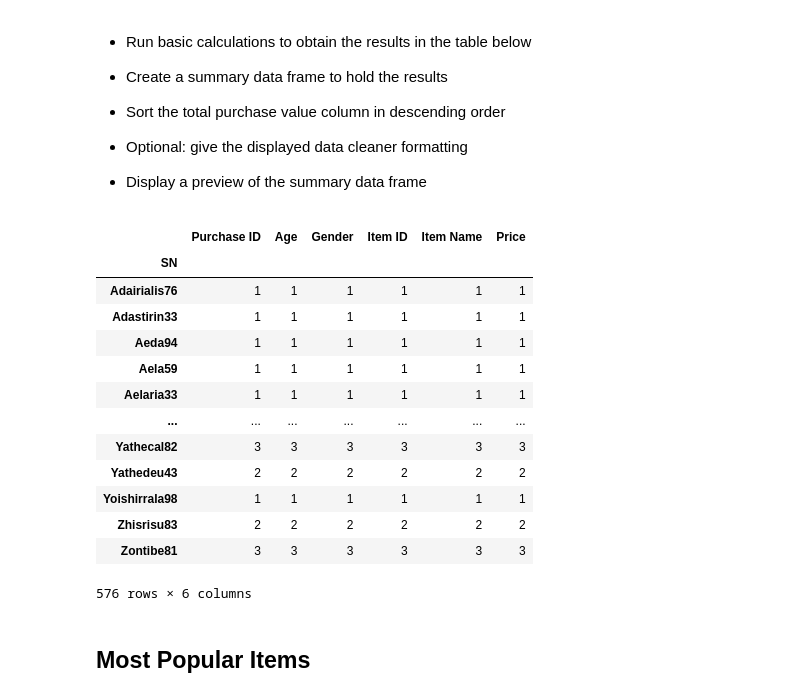
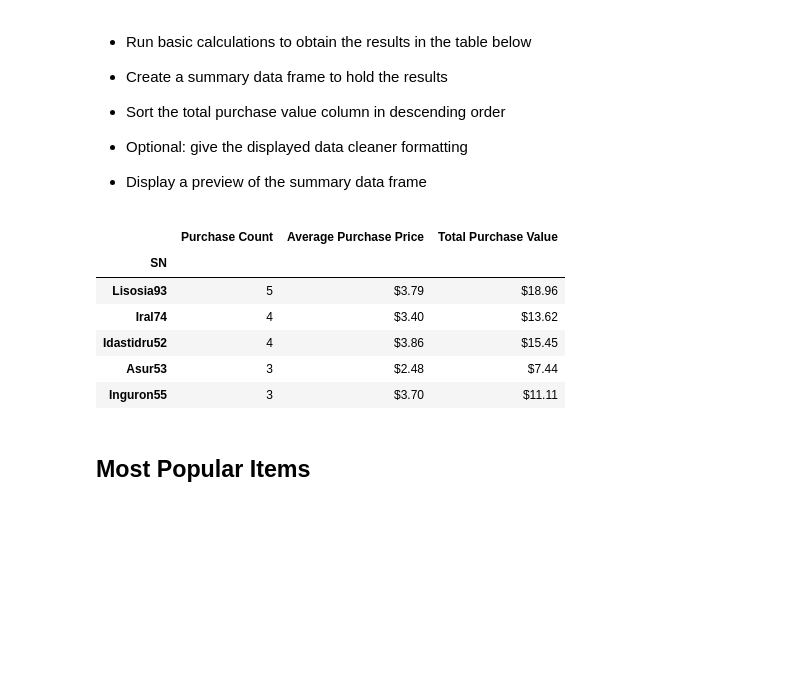
Before and after one commit to Crazyspaceman-hd/PlayerAnalysis, a Jupyter notebook: HeroesOfPymoli/HeroesOfPymoli_starter.ipynb, the cells around one changed output. Drawn from its saved outputs; the diff is of its cells as text; code cells hidden in the pictures; blank space fills up the shorter version.

```diff
--- a/HeroesOfPymoli/HeroesOfPymoli_starter.ipynb
+++ b/HeroesOfPymoli/HeroesOfPymoli_starter.ipynb
@@ -238,25 +238,28 @@ pur_age_table
 
 
 * Display a preview of the summary data frame
-# %%
-top_spend = purchase_data.groupby("SN")
-
-top_spend.set_indexcount()
-# %% [output]
-|  | Purchase ID | Age | Gender | Item ID | Item Name | Price |
-| SN |  |  |  |  |  |  |
-| Adairialis76 | 1 | 1 | 1 | 1 | 1 | 1 |
-| Adastirin33 | 1 | 1 | 1 | 1 | 1 | 1 |
-| Aeda94 | 1 | 1 | 1 | 1 | 1 | 1 |
-| Aela59 | 1 | 1 | 1 | 1 | 1 | 1 |
-| Aelaria33 | 1 | 1 | 1 | 1 | 1 | 1 |
-| ... | ... | ... | ... | ... | ... | ... |
-| Yathecal82 | 3 | 3 | 3 | 3 | 3 | 3 |
-| Yathedeu43 | 2 | 2 | 2 | 2 | 2 | 2 |
-| Yoishirrala98 | 1 | 1 | 1 | 1 | 1 | 1 |
-| Zhisrisu83 | 2 | 2 | 2 | 2 | 2 | 2 |
-| Zontibe81 | 3 | 3 | 3 | 3 | 3 | 3 |
-576 rows × 6 columns
+# %%
+top_spenders=purchase_data.groupby(["SN"])
+top_spender_comp=top_spenders.sum()
+top_spender_num=top_spenders.count()
+top_spender_comp=top_spender_comp.sort_values("Price", ascending=False)
+top_spender_num=top_spender_num.sort_values("Price", ascending=False)
+top_spender_comp
+merge_df = pd.merge(top_spender_num, top_spender_comp, on="SN", how="outer")
+top_merge = merge_df[["Purchase ID_x","Price_y"]]
+top_merge = top_merge.rename(columns={"Purchase ID_x":"Purchase Count", "Price_y":"Total Purchase Value"})
+top_merge["Average Purchase Price"]=(top_merge["Total Purchase Value"]/top_merge["Purchase Count"]).map("${:,.2f}".format)
+top_merge["Total Purchase Value"]=top_merge["Total Purchase Value"].map("${:,.2f}".format)
+top_merge=top_merge[["Purchase Count", "Average Purchase Price", "Total Purchase Value"]]
+top_merge.head(5)
+# %% [output]
+|  | Purchase Count | Average Purchase Price | Total Purchase Value |
+| SN |  |  |  |
+| Lisosia93 | 5 | $3.79 | $18.96 |
+| Iral74 | 4 | $3.40 | $13.62 |
+| Idastidru52 | 4 | $3.86 | $15.45 |
+| Asur53 | 3 | $2.48 | $7.44 |
+| Inguron55 | 3 | $3.70 | $11.11 |
 # %% [markdown]
 ## Most Popular Items
 # %% [markdown]
```
Also changed, not shown: parts of 5 cells of this notebook.
